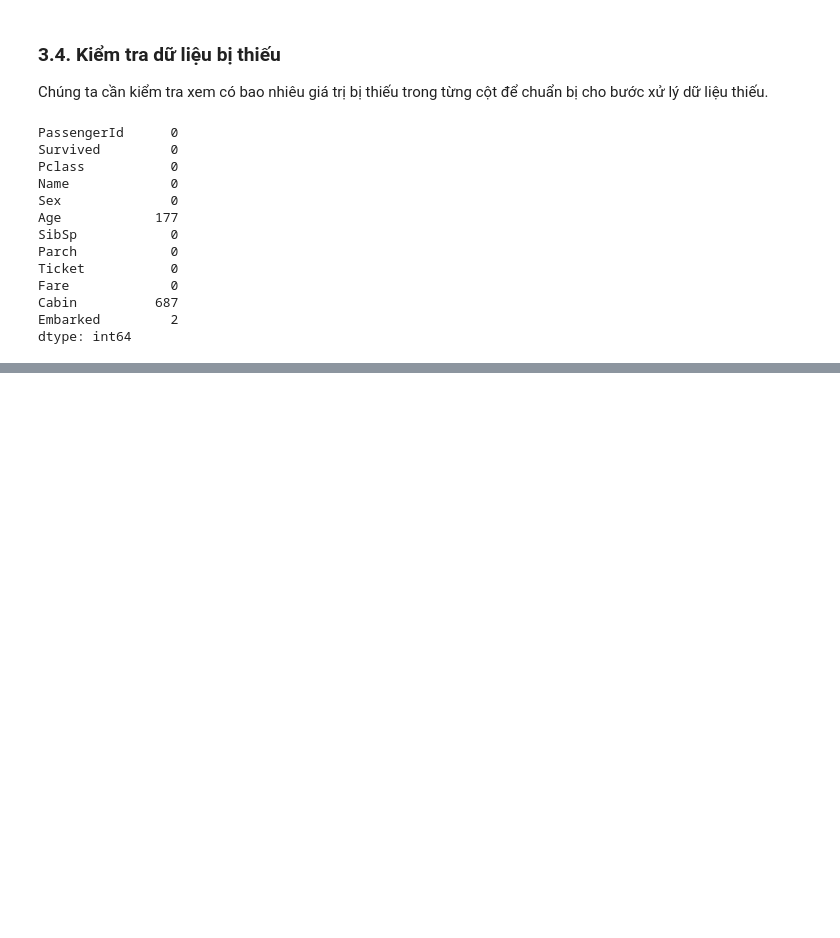
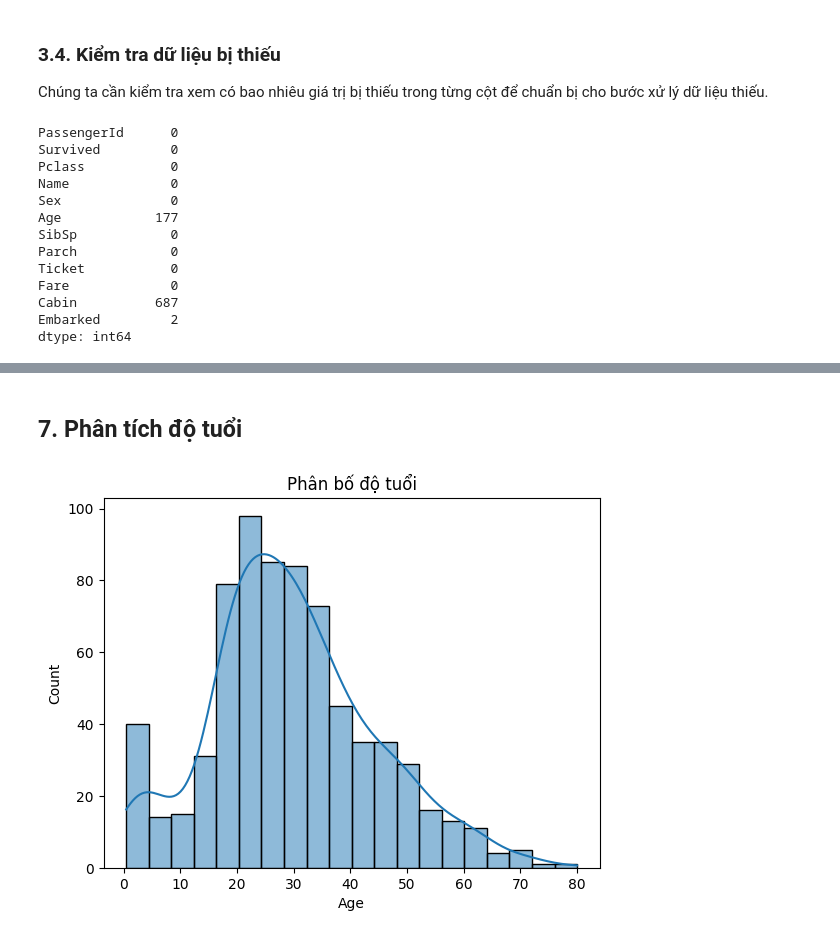
Before and after one commit to ghaanln/titanic-survival-prediction, a Jupyter notebook: notebooks/eda_exploration.ipynb, the cells around one changed output, grey strips where cells are left out. Saved outputs shown, nothing was run; the diff lists cells and outputs as text; code cells hidden in the pictures; blank space fills up the shorter version.

```diff
--- a/notebooks/eda_exploration.ipynb
+++ b/notebooks/eda_exploration.ipynb
@@ -111,0 +145,8 @@ dtype: int64
+# %% [markdown]
+## 7. Phân tích độ tuổi
+# %%
+sns.histplot(train_df['Age'].dropna(), kde=True)
+plt.title('Phân bố độ tuổi')
+plt.show()
+# %% [output]
+[figure, added]
```
Also changed, not shown: parts of 12 cells of this notebook, 2 other files.
